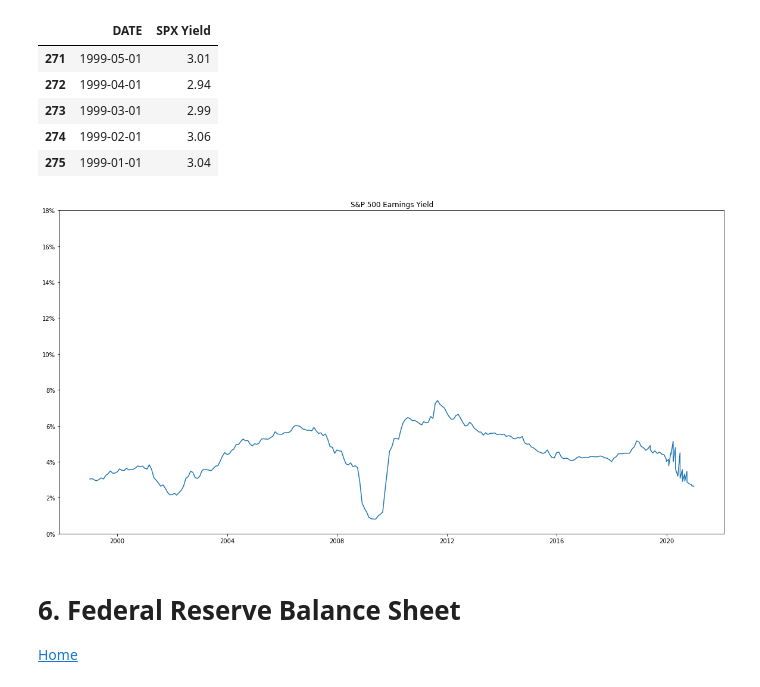
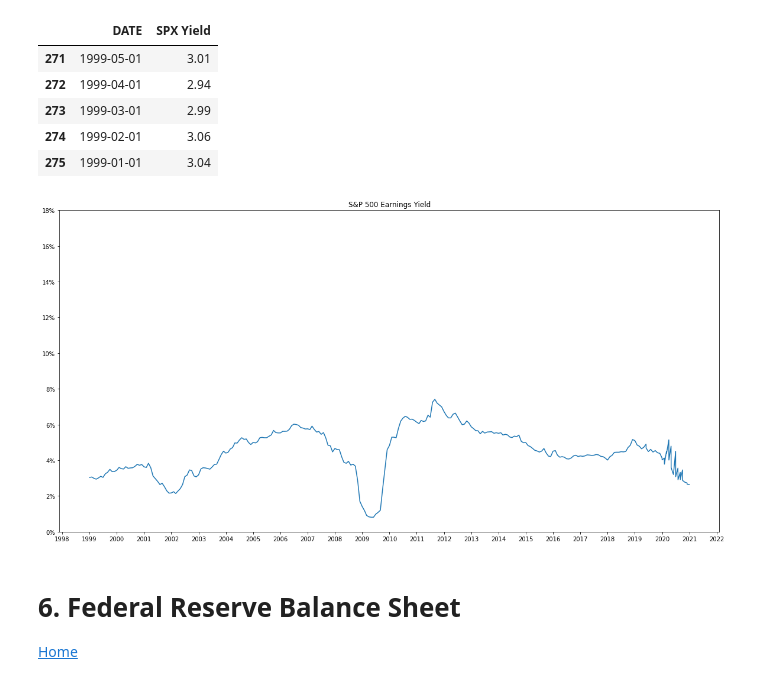
Before and after one commit to AmitSamra/Bonds, a Jupyter notebook: bonds.ipynb, the cells around one changed output. Saved outputs shown, nothing was run; the diff lists cells and outputs as text; code cells hidden in the pictures.

```diff
--- a/bonds.ipynb
+++ b/bonds.ipynb
@@ -342,29 +336,29 @@ df_sp500_ey.tail()
 # %%
 # S&P 500 Earnings Yield
 fig,ax = plt.subplots(figsize=(20,10))
 ax.plot(df_sp500_ey.DATE, df_sp500_ey['SPX Yield'])
 ax.set_title('S&P 500 Earnings Yield')
 
 ax.yaxis.set_major_formatter(
     ticker.FuncFormatter(lambda y,p: format(str(int(y))+'%',''))
 )
 
 plt.yticks([y for y in range(0,20,2)])
 
-#years = mdates.YearLocator()   # every year
+years = mdates.YearLocator()   # every year
 #months = mdates.MonthLocator()  # every month
-#years_fmt = mdates.DateFormatter('%Y')
+years_fmt = mdates.DateFormatter('%Y')
 #months_fmt = mdates.DateFormatter('%m')
 
-#ax.xaxis.set_major_locator(years)
-#ax.xaxis.set_major_formatter(years_fmt)
+ax.xaxis.set_major_locator(years)
+ax.xaxis.set_major_formatter(years_fmt)
 #ax.xaxis.set_minor_locator(months)
 #ax.xaxis.set_minor_formatter(months_fmt)
 
 plt.show()
 #ax.figure.savefig('./img/sp500_ey.png', bbox_inches='tight', dpi=150)
 # %% [output]
-[figure, old version]
+[figure, new version]
 # %% [markdown]
 # <a id='section6'>6. Federal Reserve Balance Sheet</a>
 
```
Also changed, not shown: parts of 3 cells of this notebook.
